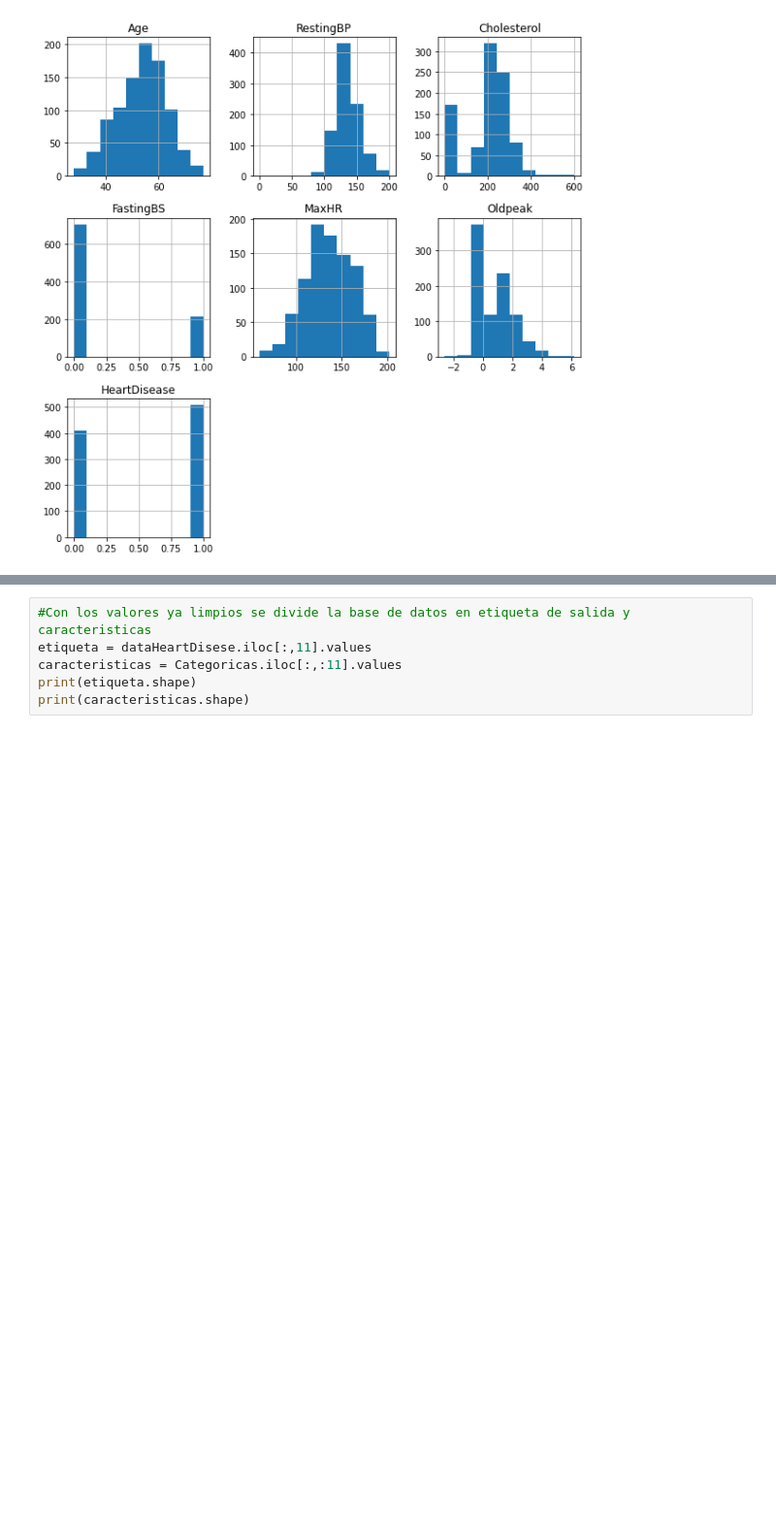
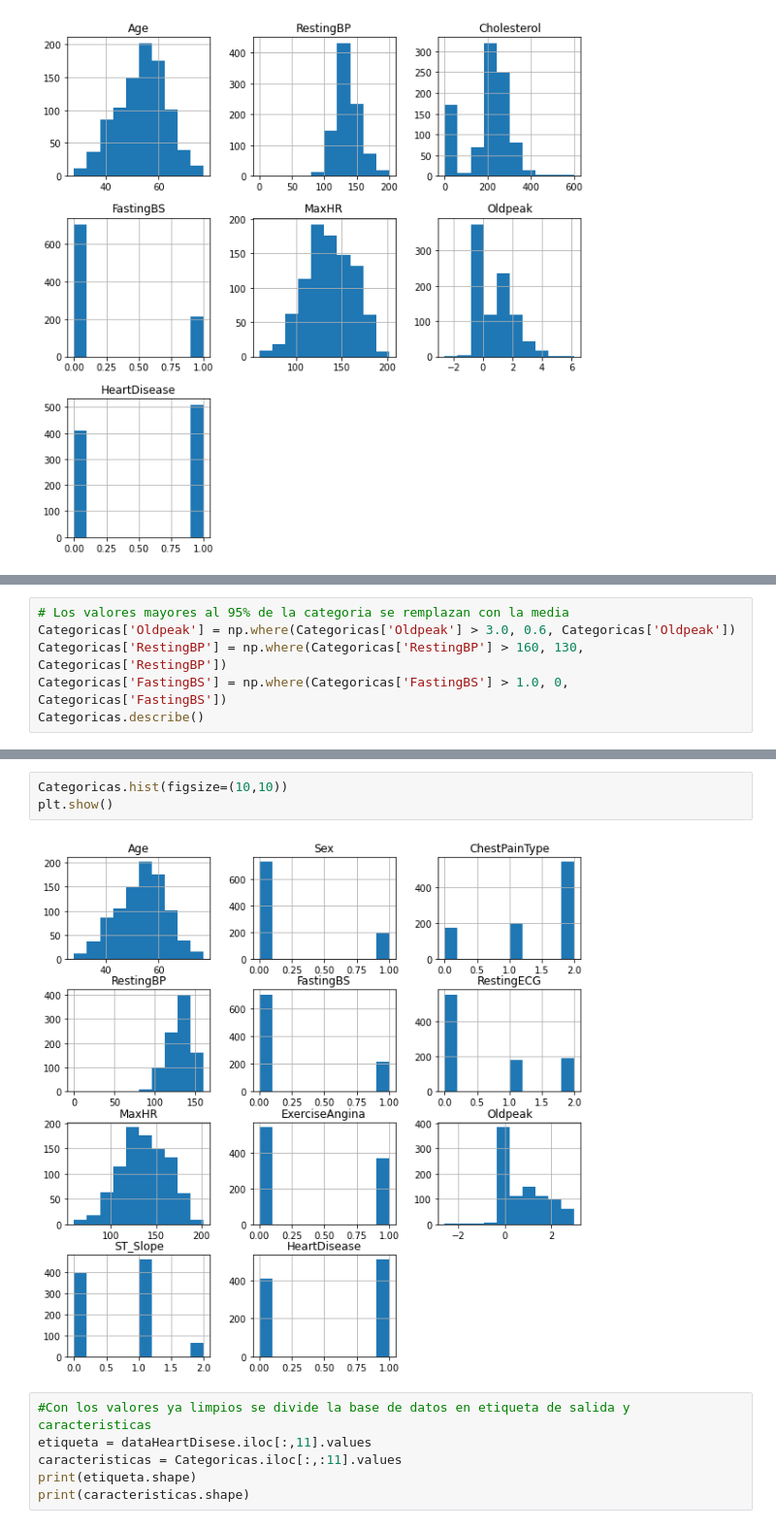
Before and after one commit to jessicacastillo16/Proyecto_Final_IA, a Jupyter notebook: Proyecto_IA.ipynb, the cells around one changed output, grey strips where cells are left out. Shown at 97% size. Saved outputs shown, nothing was run; the diff lists cells and outputs as text; blank space fills up the shorter version.

```diff
--- a/Proyecto_IA.ipynb
+++ b/Proyecto_IA.ipynb
@@ -92,0 +117,6 @@ Categoricas.head()
+# %%
+# Los valores mayores al 95% de la categoria se remplazan con la media
+Categoricas['Oldpeak'] = np.where(Categoricas['Oldpeak'] > 3.0, 0.6, Categoricas['Oldpeak'])
+Categoricas['RestingBP'] = np.where(Categoricas['RestingBP'] > 160, 130, Categoricas['RestingBP'])
+Categoricas['FastingBS'] = np.where(Categoricas['FastingBS'] > 1.0, 0, Categoricas['FastingBS'])
+Categoricas.describe()
@@ -93,3 +133,8 @@ Categoricas.head()
+# %%
+Categoricas.hist(figsize=(10,10))
+plt.show()
+# %% [output]
+[figure, added]
 # %%
 #Con los valores ya limpios se divide la base de datos en etiqueta de salida y caracteristicas
 etiqueta = dataHeartDisese.iloc[:,11].values
```
Also changed, not shown: parts of 14 cells of this notebook, 11 other files.
